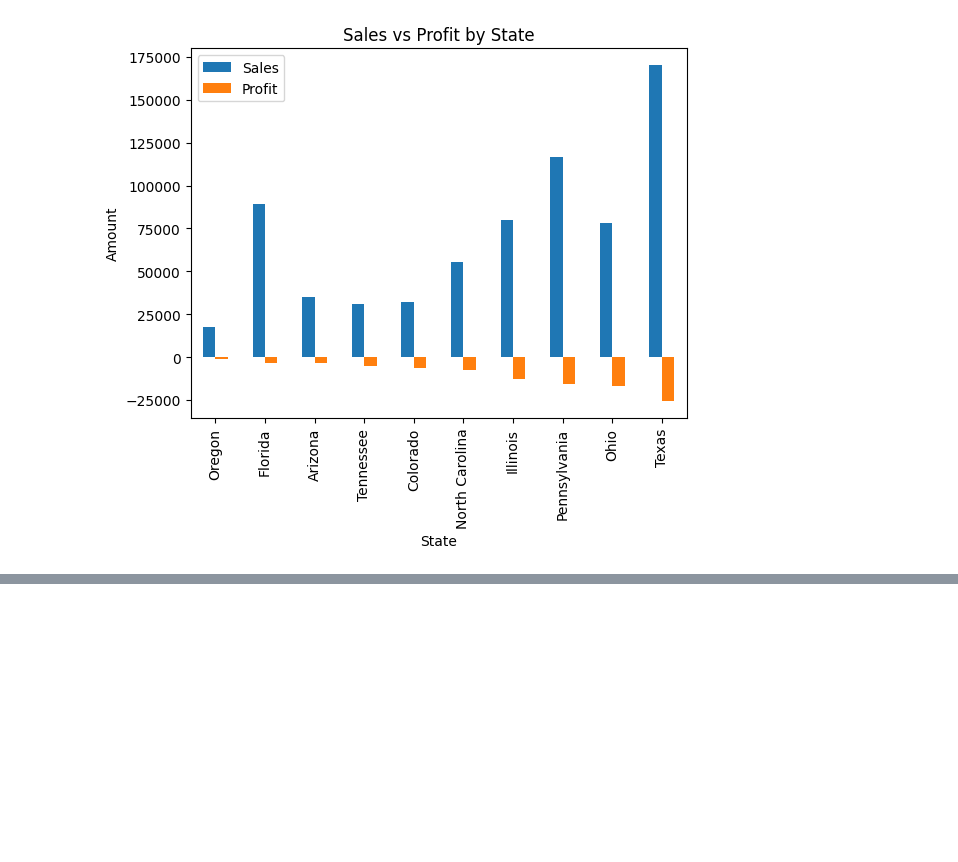
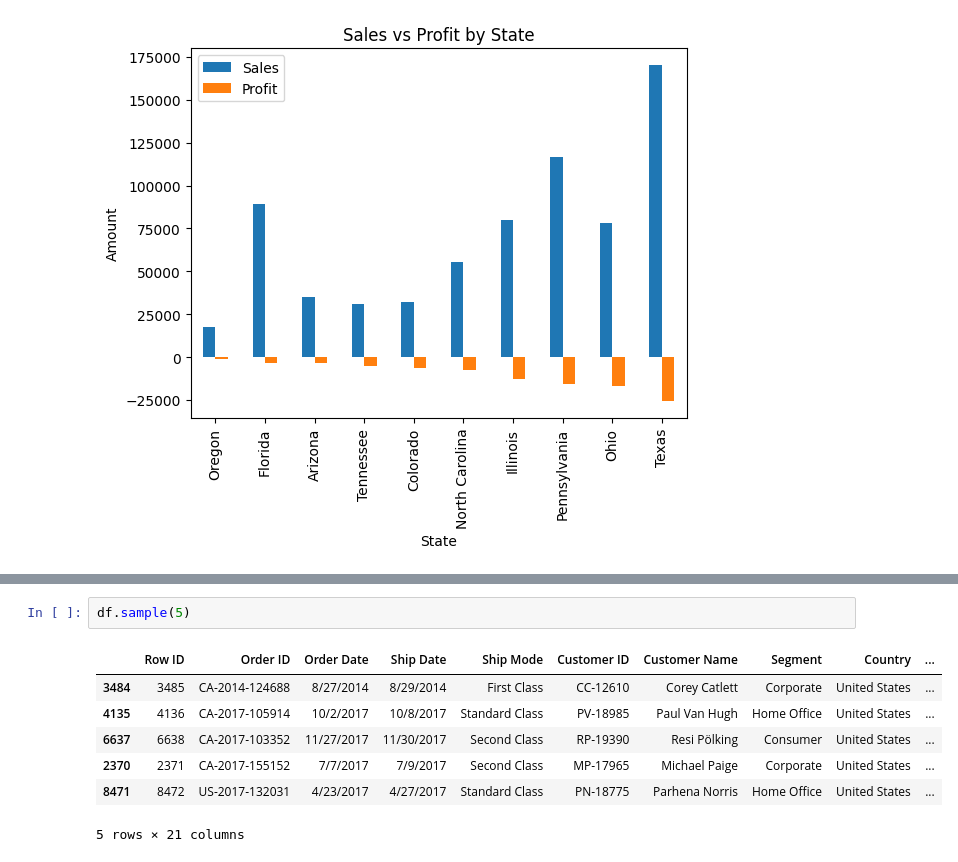
Before and after one commit to ShivamT-2625/Python, a Jupyter notebook: Projects/P-1.ipynb, the cells around one changed output, grey strips where cells are left out. Drawn from its saved outputs; the diff is of its cells as text; blank space fills up the shorter version.

```diff
--- a/Projects/P-1.ipynb
+++ b/Projects/P-1.ipynb
@@ -73,0 +82,10 @@ plt.show()
+# %%
+df.sample(5)
+# %% [output]
+|  | Row ID | Order ID | Order Date | Ship Date | Ship Mode | Customer ID | Customer Name | Segment | Country | ... |
+| 3484 | 3485 | CA-2014-124688 | 8/27/2014 | 8/29/2014 | First Class | CC-12610 | Corey Catlett | Corporate | United States | ... |
+| 4135 | 4136 | CA-2017-105914 | 10/2/2017 | 10/8/2017 | Standard Class | PV-18985 | Paul Van Hugh | Home Office | United States | ... |
+| 6637 | 6638 | CA-2017-103352 | 11/27/2017 | 11/30/2017 | Second Class | RP-19390 | Resi Pölking | Consumer | United States | ... |
+| 2370 | 2371 | CA-2017-155152 | 7/7/2017 | 7/9/2017 | Second Class | MP-17965 | Michael Paige | Corporate | United States | ... |
+| 8471 | 8472 | US-2017-132031 | 4/23/2017 | 4/27/2017 | Standard Class | PN-18775 | Parhena Norris | Home Office | United States | ... |
+5 rows × 21 columns
```
Also changed, not shown: parts of 1 cell of this notebook, 4 other files.
